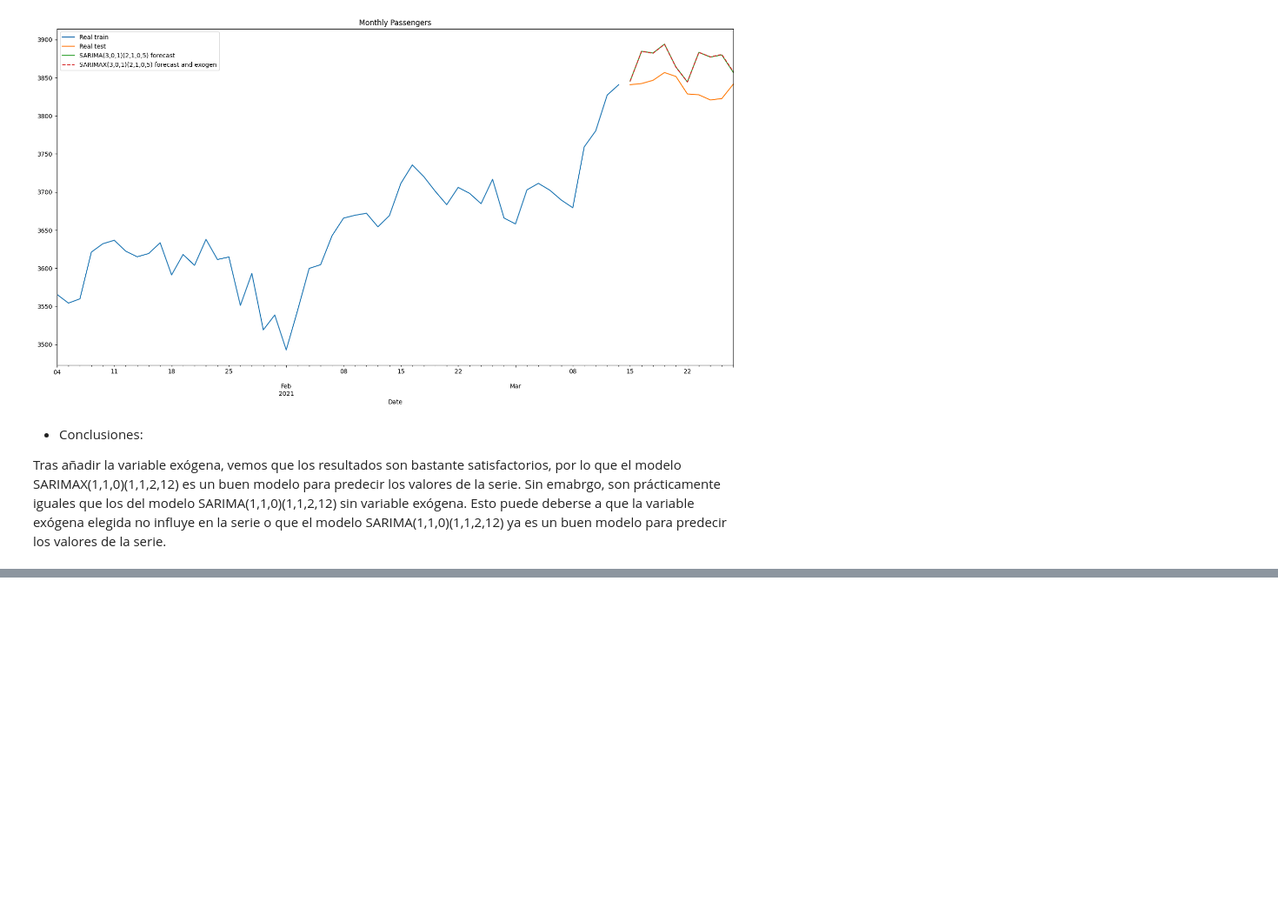
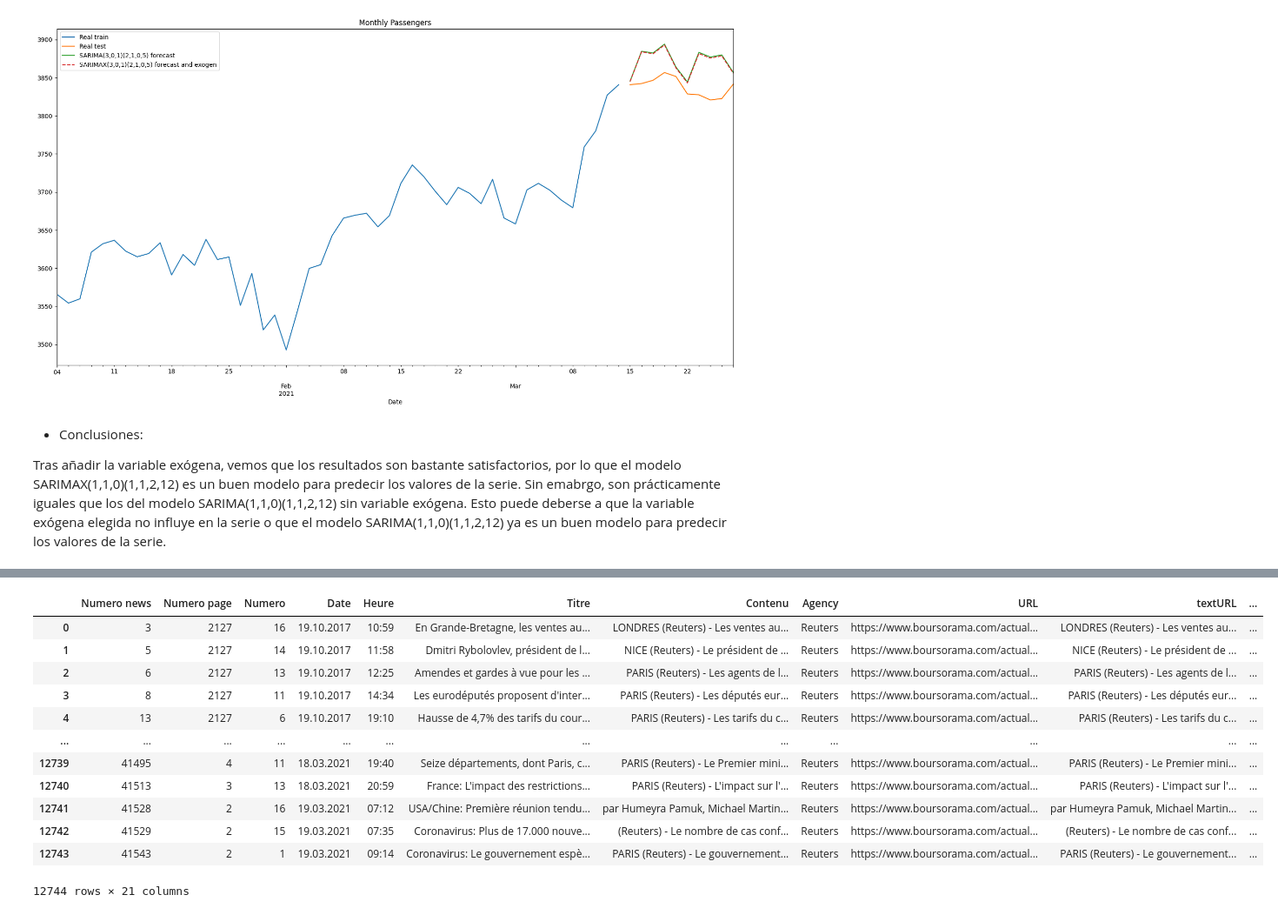
Before and after one commit to AlejandroPqLz/StockPrediction, a Jupyter notebook: code/DCDC_PrácticaFinal_Predicción de Stock.ipynb, the cells around one changed output, grey strips where cells are left out. Shown at 87% size. Saved outputs shown, nothing was run; the diff lists cells and outputs as text; code cells hidden in the pictures; blank space fills up the shorter version.

```diff
--- a/code/DCDC_PrácticaFinal_Predicción de Stock.ipynb
+++ b/code/DCDC_PrácticaFinal_Predicción de Stock.ipynb
@@ -1269,0 +1494,16 @@ Tras añadir la variable exógena, vemos que los resultados son bastante satisfa
+# %%
+from sklearn.model_selection import GridSearchCV
+
+# Define Search Param
+search_params = {'n_components': [3, 5, 10], 'doc_topic_prior': [.1, .3, .5], 'topic_word_prior': [.01, .03, .05]}
+
+# Init the Model
+lda = LatentDirichletAllocation(max_iter=5, learning_method='online', learning_offset=50.,random_state=0)
+
+# Init Grid Search Class
+model = GridSearchCV(lda, param_grid=search_params)
+
+# Do the Grid Search
+model.fit(bag_of_words)
+
+# 9 mins de runneo
@@ -1269,0 +1577,17 @@ Tras añadir la variable exógena, vemos que los resultados son bastante satisfa
+# %%
+no_top_words = 10
+no_top_documents = 2
+
+doc_topics = lda.transform(bag_of_words)
+topics = lda.components_
+
+print("LDA Topics")
+for topic_idx, topic in enumerate(topics):
+    print("-"*30)
+    print(" Topic ",(topic_idx)," :")
+    print("["," | ".join([dictionary[i]
+                    for i in topic.argsort()[:-no_top_words - 1:-1]]),"]")
+    top_doc_indices = np.argsort( doc_topics[:,topic_idx] )[::-1][0:no_top_documents]
+    for doc_index in top_doc_indices:
+        row_index = doc_index +1
+        print("[",doc_index,"] (",reuters.iloc[row_index]['Title eng'],") \'",reuters.iloc[row_index]['Content eng'],"\'", [ "{0:.5f}".format(weight) for weight in doc_topics[doc_index]])
@@ -1269,0 +1611,26 @@ Tras añadir la variable exógena, vemos que los resultados son bastante satisfa
+# %%
+topicnames = ["topic"+ str(x) for x in range(0, lda.n_components)]
+norm_doc_topics = []
+for i in doc_topics:
+  norm_doc_topics.append([ "{0:.3f}".format(weight) for weight in i])
+# %%
+# add the topics to the dataframe with the other columns
+# =====================================================================
+reuters['Topic'] = np.argmax(doc_topics, axis=1)
+reuters['Topic'] = reuters['Topic'].map(lambda x: topicnames[x])
+# %%
+reuters
+# %% [output]
+|  | Numero news | Numero page | Numero | Date | Heure | Titre | Contenu | Agency | URL | textURL | ... |
+| 0 | 3 | 2127 | 16 | 19.10.2017 | 10:59 | En Grande-Bretagne, les ventes au... | LONDRES (Reuters) - Les ventes au... | Reuters | https://www.boursorama.com/actual... | LONDRES (Reuters) - Les ventes au... | ... |
+| 1 | 5 | 2127 | 14 | 19.10.2017 | 11:58 | Dmitri Rybolovlev, président de l... | NICE (Reuters) - Le président de ... | Reuters | https://www.boursorama.com/actual... | NICE (Reuters) - Le président de ... | ... |
+| 2 | 6 | 2127 | 13 | 19.10.2017 | 12:25 | Amendes et gardes à vue pour les ... | PARIS (Reuters) - Les agents de l... | Reuters | https://www.boursorama.com/actual... | PARIS (Reuters) - Les agents de l... | ... |
+| 3 | 8 | 2127 | 11 | 19.10.2017 | 14:34 | Les eurodéputés proposent d'inter... | PARIS (Reuters) - Les députés eur... | Reuters | https://www.boursorama.com/actual... | PARIS (Reuters) - Les députés eur... | ... |
+| 4 | 13 | 2127 | 6 | 19.10.2017 | 19:10 | Hausse de 4,7% des tarifs du cour... | PARIS (Reuters) - Les tarifs du c... | Reuters | https://www.boursorama.com/actual... | PARIS (Reuters) - Les tarifs du c... | ... |
+| ... | ... | ... | ... | ... | ... | ... | ... | ... | ... | ... | ... |
+| 12739 | 41495 | 4 | 11 | 18.03.2021 | 19:40 | Seize départements, dont Paris, c... | PARIS (Reuters) - Le Premier mini... | Reuters | https://www.boursorama.com/actual... | PARIS (Reuters) - Le Premier mini... | ... |
+| 12740 | 41513 | 3 | 13 | 18.03.2021 | 20:59 | France: L'impact des restrictions... | PARIS (Reuters) - L'impact sur l'... | Reuters | https://www.boursorama.com/actual... | PARIS (Reuters) - L'impact sur l'... | ... |
+| 12741 | 41528 | 2 | 16 | 19.03.2021 | 07:12 | USA/Chine: Première réunion tendu... | par Humeyra Pamuk, Michael Martin... | Reuters | https://www.boursorama.com/actual... | par Humeyra Pamuk, Michael Martin... | ... |
+| 12742 | 41529 | 2 | 15 | 19.03.2021 | 07:35 | Coronavirus: Plus de 17.000 nouve... | (Reuters) - Le nombre de cas conf... | Reuters | https://www.boursorama.com/actual... | (Reuters) - Le nombre de cas conf... | ... |
+| 12743 | 41543 | 2 | 1 | 19.03.2021 | 09:14 | Coronavirus: Le gouvernement espè... | PARIS (Reuters) - Le gouvernement... | Reuters | https://www.boursorama.com/actual... | PARIS (Reuters) - Le gouvernement... | ... |
+12744 rows × 21 columns
```
Also changed, not shown: parts of 48 cells of this notebook.
